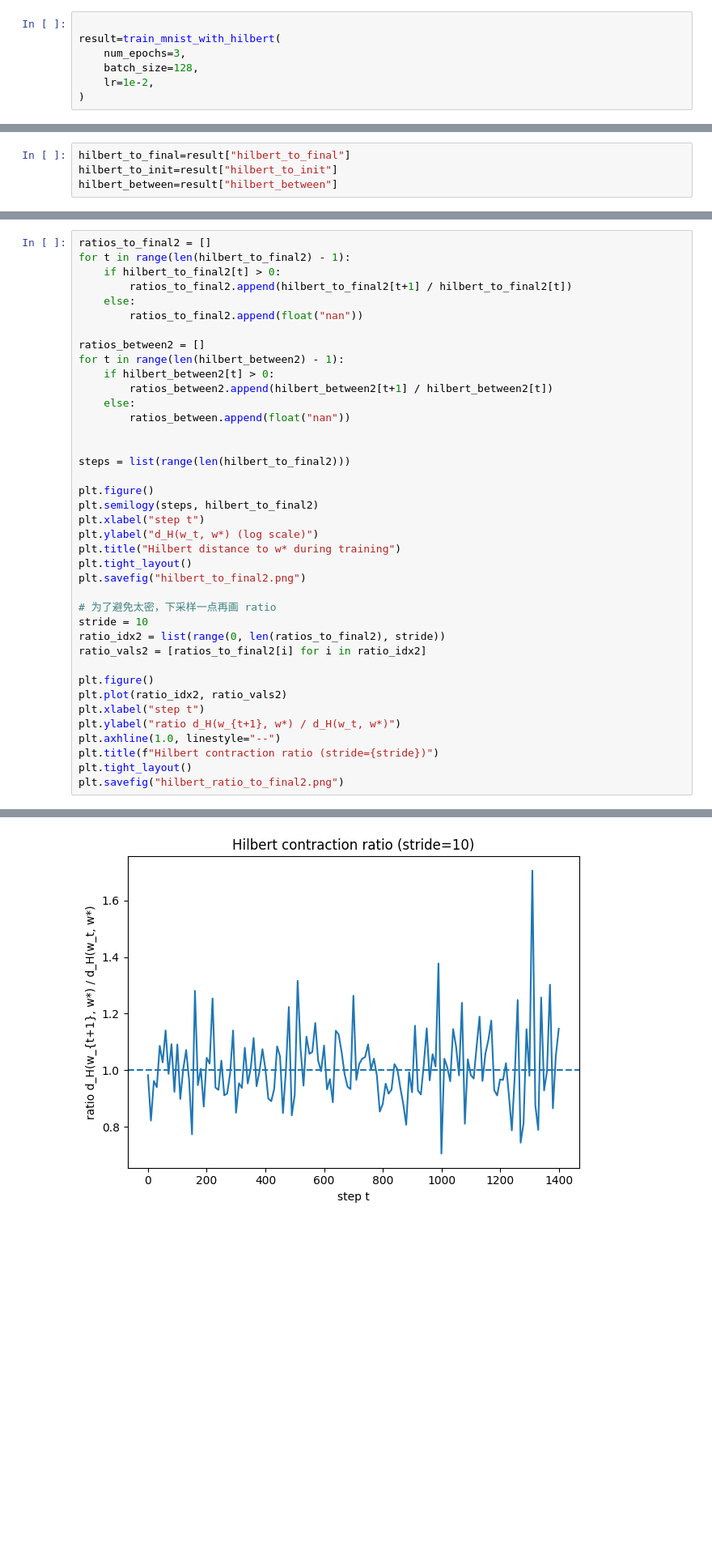
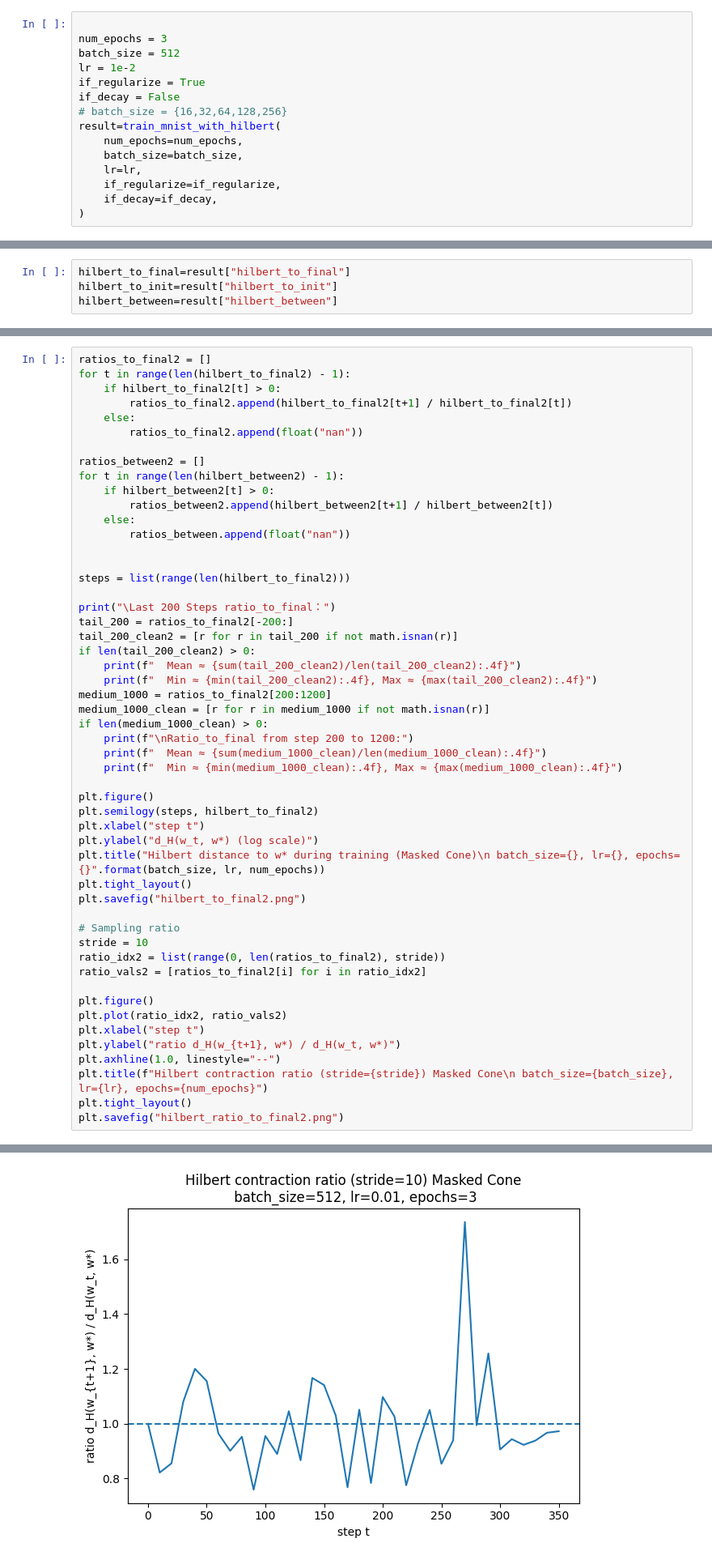
Before and after one commit to cis-aconiticacid/Hilbert_Metric_on_gradient_flow, a Jupyter notebook: MNIST_models/MNIST_Classification.ipynb, the cells around one changed output, grey strips where cells are left out. Shown at 81% size. Drawn from its saved outputs; the diff is of its cells as text; blank space fills up the shorter version.

```diff
--- a/MNIST_models/MNIST_Classification.ipynb
+++ b/MNIST_models/MNIST_Classification.ipynb
@@ -181,10 +191,18 @@ def train_mnist_with_hilbert(
     }
 # %%
 
+num_epochs = 3
+batch_size = 512
+lr = 1e-2
+if_regularize = True
+if_decay = False
+# batch_size = {16,32,64,128,256}
 result=train_mnist_with_hilbert(
-    num_epochs=3,
-    batch_size=128,
-    lr=1e-2,
+    num_epochs=num_epochs,
+    batch_size=batch_size,
+    lr=lr,
+    if_regularize=if_regularize,
+    if_decay=if_decay,
 )
 # %% [output]
 Using device: cuda
@@ -371,15 +420,28 @@ for t in range(len(hilbert_between2) - 1):
 
 steps = list(range(len(hilbert_to_final2)))
 
+print("\Last 200 Steps ratio_to_final：")
+tail_200 = ratios_to_final2[-200:]
+tail_200_clean2 = [r for r in tail_200 if not math.isnan(r)]
+if len(tail_200_clean2) > 0:
+    print(f"  Mean ≈ {sum(tail_200_clean2)/len(tail_200_clean2):.4f}")
+    print(f"  Min ≈ {min(tail_200_clean2):.4f}, Max ≈ {max(tail_200_clean2):.4f}")
+medium_1000 = ratios_to_final2[200:1200]
+medium_1000_clean = [r for r in medium_1000 if not math.isnan(r)]
+if len(medium_1000_clean) > 0:
+    print(f"\nRatio_to_final from step 200 to 1200:")
+    print(f"  Mean ≈ {sum(medium_1000_clean)/len(medium_1000_clean):.4f}")
+    print(f"  Min ≈ {min(medium_1000_clean):.4f}, Max ≈ {max(medium_1000_clean):.4f}")
+
 plt.figure()
 plt.semilogy(steps, hilbert_to_final2)
 plt.xlabel("step t")
 plt.ylabel("d_H(w_t, w*) (log scale)")
-plt.title("Hilbert distance to w* during training")
+plt.title("Hilbert distance to w* during training (Masked Cone)\n batch_size={}, lr={}, epochs={}".format(batch_size, lr, num_epochs))
 plt.tight_layout()
 plt.savefig("hilbert_to_final2.png")
 
-# 为了避免太密，下采样一点再画 ratio
+# Sampling ratio
 stride = 10
 ratio_idx2 = list(range(0, len(ratios_to_final2), stride))
 ratio_vals2 = [ratios_to_final2[i] for i in ratio_idx2]
@@ -389,7 +451,7 @@ plt.plot(ratio_idx2, ratio_vals2)
 plt.xlabel("step t")
 plt.ylabel("ratio d_H(w_{t+1}, w*) / d_H(w_t, w*)")
 plt.axhline(1.0, linestyle="--")
-plt.title(f"Hilbert contraction ratio (stride={stride})")
+plt.title(f"Hilbert contraction ratio (stride={stride}) Masked Cone\n batch_size={batch_size}, lr={lr}, epochs={num_epochs}")
 plt.tight_layout()
 plt.savefig("hilbert_ratio_to_final2.png")
 # %% [output]
@@ -397 +459 @@ plt.savefig("hilbert_ratio_to_final2.png")
-[figure, old version]
+[figure, new version]
```
Also changed, not shown: parts of 11 cells of this notebook, 16 other files.
